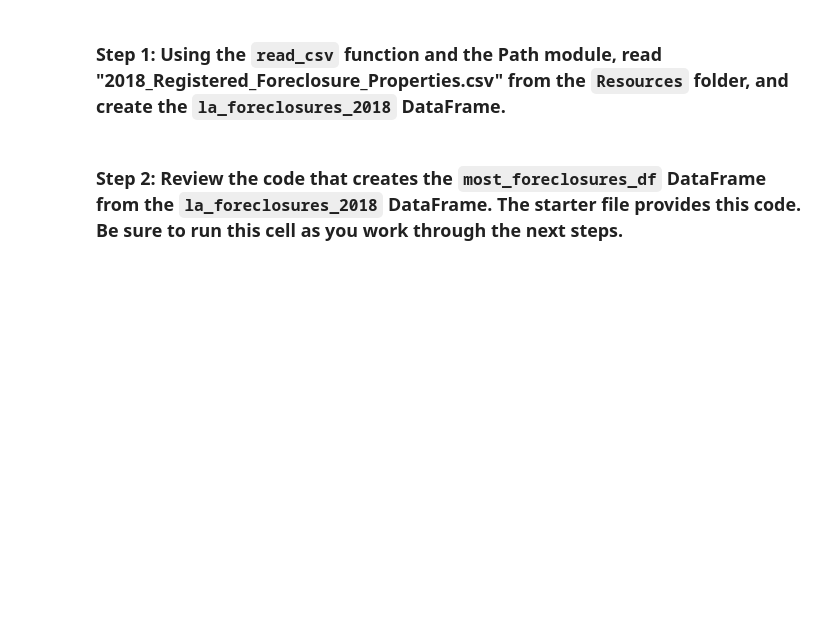
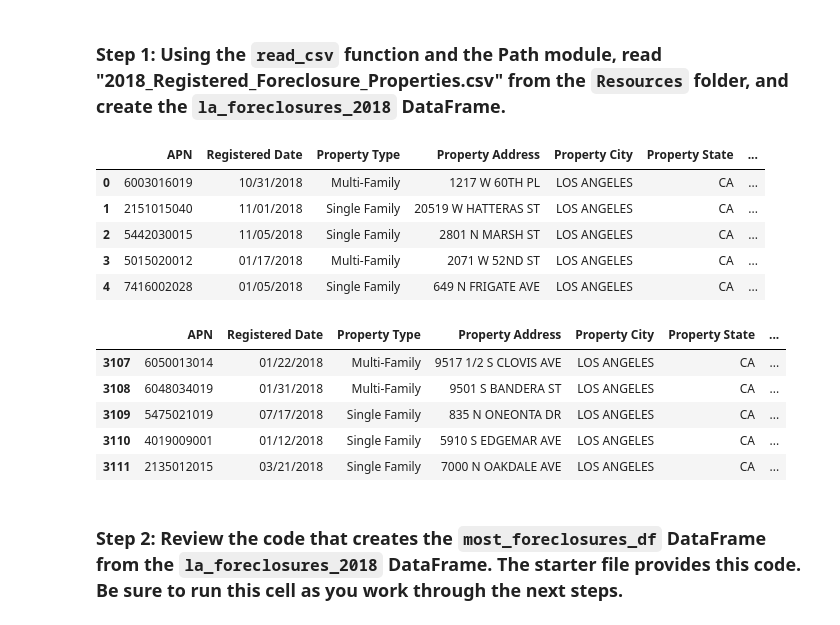
Before and after one commit to apakuki/FinTechBC-ClassActivity, a Jupyter notebook: 6.3/05-Stu_Plotting_Foreclosures/Unsolved/plotting_foreclosures.ipynb, the cells around one changed output. Saved outputs shown, nothing was run; the diff lists cells and outputs as text; code cells hidden in the pictures; blank space fills up the shorter version.

```diff
--- a/6.3/05-Stu_Plotting_Foreclosures/Unsolved/plotting_foreclosures.ipynb
+++ b/6.3/05-Stu_Plotting_Foreclosures/Unsolved/plotting_foreclosures.ipynb
@@ -11,12 +14,26 @@ import hvplot.pandas
 # %%
 # Using the read_csv file and Path module, read in the
 # "2018_Registered_Foreclosure_Properties.csv" file and create the DataFrame
 
 # YOUR CODE HERE
+csvpath = Path("../Resources/2018_Registered_Foreclosure_Properties.csv")
 
-
+la_foreclosures_2018_df = pd.read_csv(csvpath)
 # Review the first and last five rows of the DataFrame
-display(# YOUR CODE HERE)
-display(# YOUR CODE HERE)
+display(la_foreclosures_2018_df.head())
+display(la_foreclosures_2018_df.tail())
+# %% [output]
+|  | APN | Registered Date | Property Type | Property Address | Property City | Property State | ... |
+| 0 | 6003016019 | 10/31/2018 | Multi-Family | 1217 W 60TH PL | LOS ANGELES | CA | ... |
+| 1 | 2151015040 | 11/01/2018 | Single Family | 20519 W HATTERAS ST | LOS ANGELES | CA | ... |
+| 2 | 5442030015 | 11/05/2018 | Single Family | 2801 N MARSH ST | LOS ANGELES | CA | ... |
+| 3 | 5015020012 | 01/17/2018 | Multi-Family | 2071 W 52ND ST | LOS ANGELES | CA | ... |
+| 4 | 7416002028 | 01/05/2018 | Single Family | 649 N FRIGATE AVE | LOS ANGELES | CA | ... |
+|  | APN | Registered Date | Property Type | Property Address | Property City | Property State | ... |
+| 3107 | 6050013014 | 01/22/2018 | Multi-Family | 9517 1/2 S CLOVIS AVE | LOS ANGELES | CA | ... |
+| 3108 | 6048034019 | 01/31/2018 | Multi-Family | 9501 S BANDERA ST | LOS ANGELES | CA | ... |
+| 3109 | 5475021019 | 07/17/2018 | Single Family | 835 N ONEONTA DR | LOS ANGELES | CA | ... |
+| 3110 | 4019009001 | 01/12/2018 | Single Family | 5910 S EDGEMAR AVE | LOS ANGELES | CA | ... |
+| 3111 | 2135012015 | 03/21/2018 | Single Family | 7000 N OAKDALE AVE | LOS ANGELES | CA | ... |
 # %% [markdown]
 ### Step 2: Review the code that creates the `most_foreclosures_df` DataFrame from the `la_foreclosures_2018` DataFrame. The starter file provides this code. Be sure to run this cell as you work through the next steps.
```
Also changed, not shown: parts of 2 cells of this notebook.
